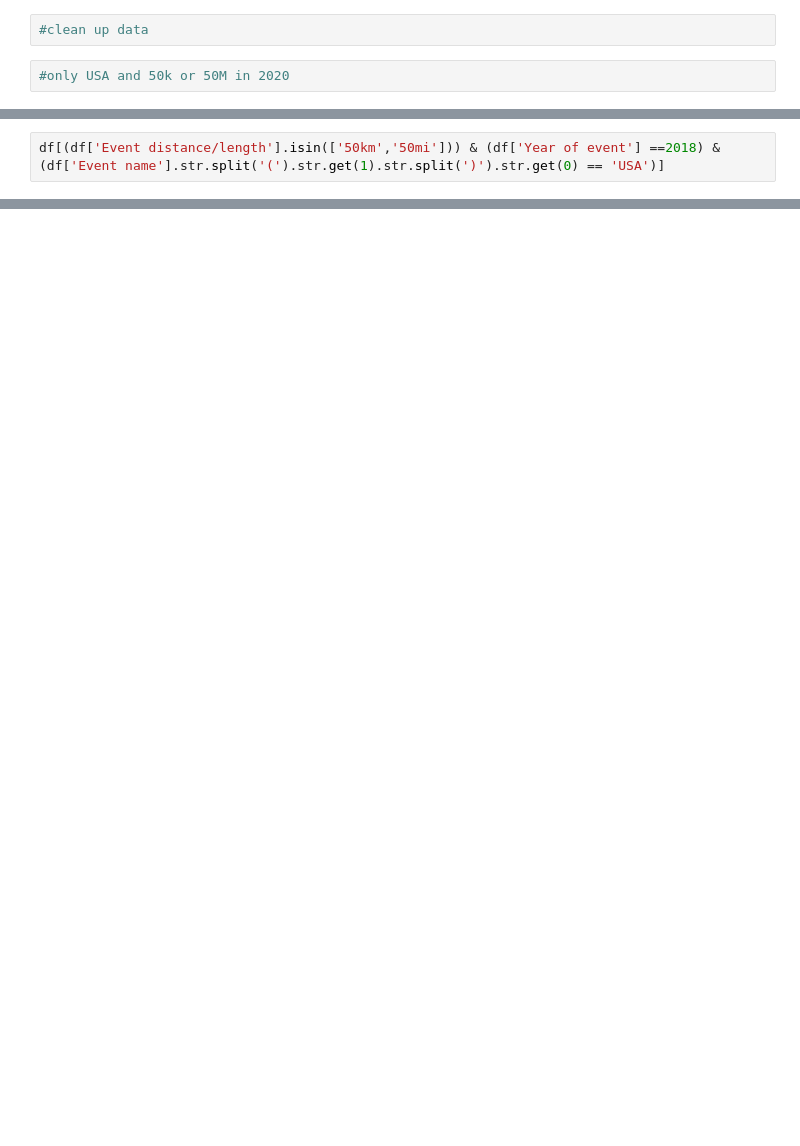
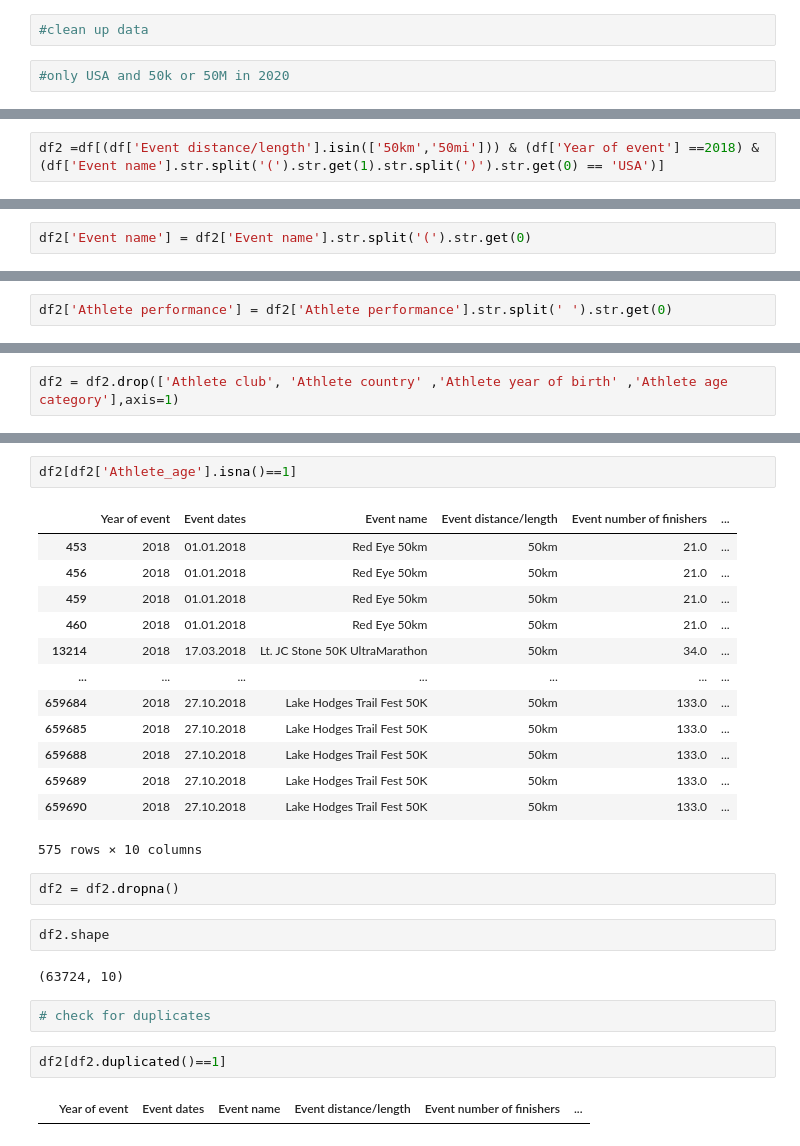
Before and after one commit to hbetabessi/ultra-marathon-eda, a Jupyter notebook: ultra_marathon_eda.ipynb, the cells around one changed output, grey strips where cells are left out. Drawn from its saved outputs; the diff is of its cells as text; blank space fills up the shorter version.

Commit message:
Refactored dataset by removing duplicates, cleaning nulls, and dropping unneeded columns

```diff
--- a/ultra_marathon_eda.ipynb
+++ b/ultra_marathon_eda.ipynb
@@ -172,2 +164,2 @@ df[df['Event name'].str.split('(').str.get(1).str.split(')').str.get(0) == 'USA'
 # %%
-df[(df['Event distance/length'].isin(['50km','50mi'])) & (df['Year of event'] ==2018) & (df['Event name'].str.split('(').str.get(1).str.split(')').str.get(0) == 'USA')]
+df2 =df[(df['Event distance/length'].isin(['50km','50mi'])) & (df['Year of event'] ==2018) & (df['Event name'].str.split('(').str.get(1).str.split(')').str.get(0) == 'USA')]
@@ -187,0 +203,2 @@ df[(df['Event distance/length'].isin(['50km','50mi'])) & (df['Year of event'] ==
+# %%
+df2['Event name'] = df2['Event name'].str.split('(').str.get(0)
@@ -187,0 +237,2 @@ df[(df['Event distance/length'].isin(['50km','50mi'])) & (df['Year of event'] ==
+# %%
+df2['Athlete performance'] = df2['Athlete performance'].str.split(' ').str.get(0)
@@ -187,0 +256,2 @@ df[(df['Event distance/length'].isin(['50km','50mi'])) & (df['Year of event'] ==
+# %%
+df2 = df2.drop(['Athlete club', 'Athlete country' ,'Athlete year of birth' ,'Athlete age category'],axis=1)
@@ -187,0 +284,28 @@ df[(df['Event distance/length'].isin(['50km','50mi'])) & (df['Year of event'] ==
+# %%
+df2[df2['Athlete_age'].isna()==1]
+# %% [output]
+|  | Year of event | Event dates | Event name | Event distance/length | Event number of finishers | ... |
+| 453 | 2018 | 01.01.2018 | Red Eye 50km | 50km | 21.0 | ... |
+| 456 | 2018 | 01.01.2018 | Red Eye 50km | 50km | 21.0 | ... |
+| 459 | 2018 | 01.01.2018 | Red Eye 50km | 50km | 21.0 | ... |
+| 460 | 2018 | 01.01.2018 | Red Eye 50km | 50km | 21.0 | ... |
+| 13214 | 2018 | 17.03.2018 | Lt. JC Stone 50K UltraMarathon | 50km | 34.0 | ... |
+| ... | ... | ... | ... | ... | ... | ... |
+| 659684 | 2018 | 27.10.2018 | Lake Hodges Trail Fest 50K | 50km | 133.0 | ... |
+| 659685 | 2018 | 27.10.2018 | Lake Hodges Trail Fest 50K | 50km | 133.0 | ... |
+| 659688 | 2018 | 27.10.2018 | Lake Hodges Trail Fest 50K | 50km | 133.0 | ... |
+| 659689 | 2018 | 27.10.2018 | Lake Hodges Trail Fest 50K | 50km | 133.0 | ... |
+| 659690 | 2018 | 27.10.2018 | Lake Hodges Trail Fest 50K | 50km | 133.0 | ... |
+575 rows × 10 columns
+# %%
+df2 = df2.dropna()
+# %%
+df2.shape
+# %% [output]
+(63724, 10)
+# %%
+# check for duplicates
+# %%
+df2[df2.duplicated()==1]
+# %% [output]
+|  | Year of event | Event dates | Event name | Event distance/length | Event number of finishers | ... |
```
Also changed, not shown: parts of 33 cells of this notebook.
